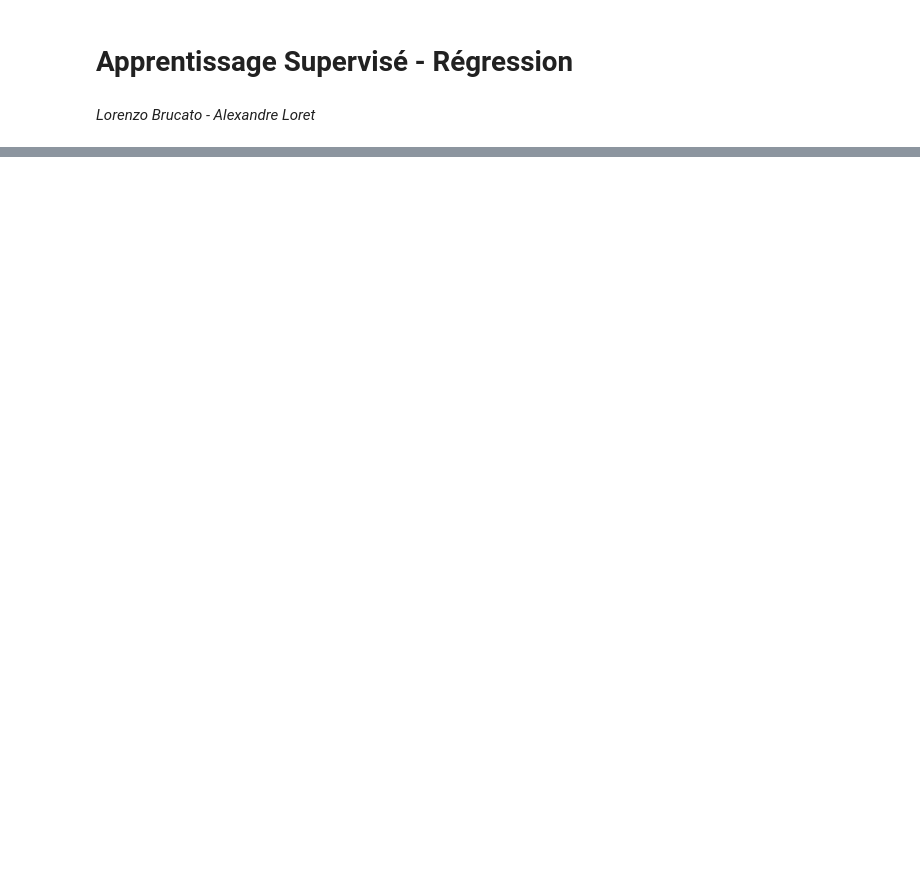
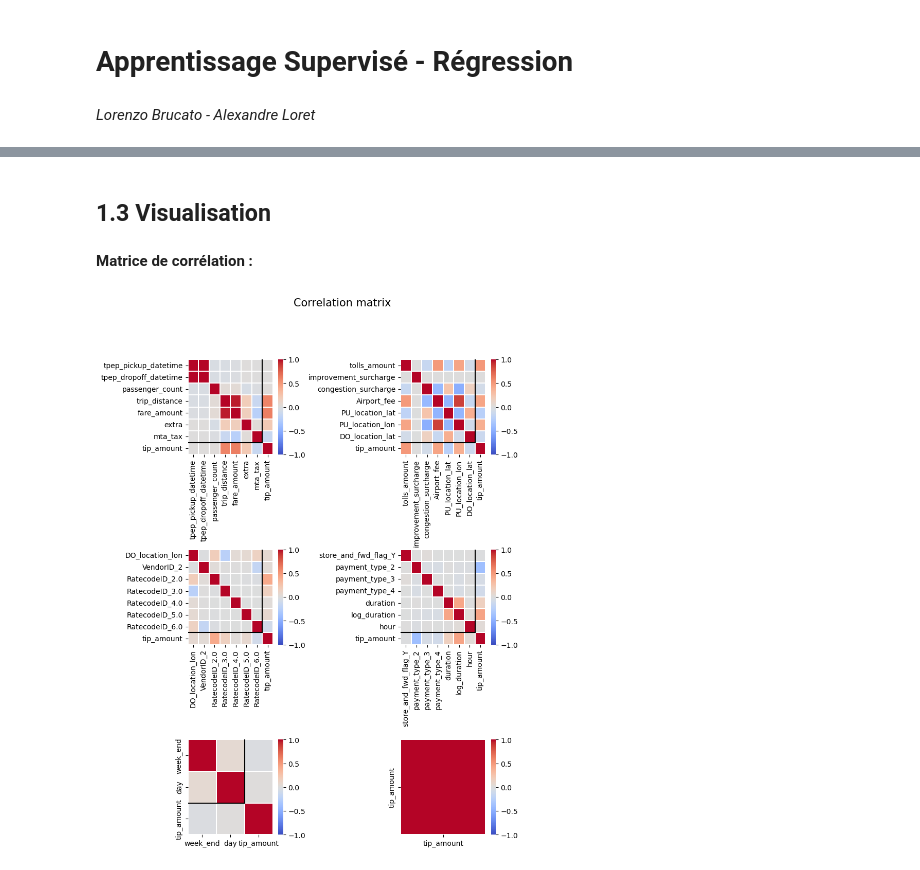
Before and after one commit to DarenXL/Apprentissage-Supervise-M2-MIA, a Jupyter notebook: Regression/regression.ipynb, the cells around one changed output, grey strips where cells are left out. Cells and saved outputs as stored; diff of their text form; code cells hidden in the pictures; blank space fills up the shorter version.

```diff
--- a/Regression/regression.ipynb
+++ b/Regression/regression.ipynb
@@ -137,0 +148,7 @@ X_train.shape, y_train.shape
+# %%
+train['duration'] = (pd.to_datetime(train['tpep_dropoff_datetime']) - pd.to_datetime(train['tpep_pickup_datetime'])).dt.seconds
+test['duration'] = (pd.to_datetime(test['tpep_dropoff_datetime']) - pd.to_datetime(test['tpep_pickup_datetime'])).dt.seconds
+
+# logarithme de la durée pour éviter l'écrasement des valeurs tip_amount (cf visualisation) et afficher une meilleure corrélation linéaire
+train['log_duration'] = np.log(train['duration'] + 1)
+test['log_duration'] = np.log(test['duration'] + 1)
@@ -137,0 +173,3 @@ X_train.shape, y_train.shape
+# %%
+train['hour'] = (pd.to_datetime(train['tpep_dropoff_datetime'])).dt.hour
+test['hour'] = (pd.to_datetime(test['tpep_dropoff_datetime'])).dt.hour
@@ -137,0 +194,3 @@ X_train.shape, y_train.shape
+# %%
+train['week_end'] = (pd.to_datetime(train['tpep_dropoff_datetime'])).apply(lambda x: x.weekday() >= 5).astype(int)
+test['week_end'] = (pd.to_datetime(test['tpep_dropoff_datetime'])).apply(lambda x: x.weekday() >= 5).astype(int)
@@ -137,0 +199,3 @@ X_train.shape, y_train.shape
+# %%
+train['day'] = (pd.to_datetime(train['tpep_dropoff_datetime'])).dt.day
+test['day'] = (pd.to_datetime(test['tpep_dropoff_datetime'])).dt.day
@@ -137,0 +218,4 @@ X_train.shape, y_train.shape
+# %% [markdown]
+## 1.3 Visualisation
+# %% [markdown]
+**Matrice de corrélation :**
@@ -137,0 +224,4 @@ X_train.shape, y_train.shape
+# %%
+corrplot(train, 'tip_amount')
+# %% [output]
+[figure, added]
```
Also changed, not shown: parts of 91 cells of this notebook, 3 other files.
